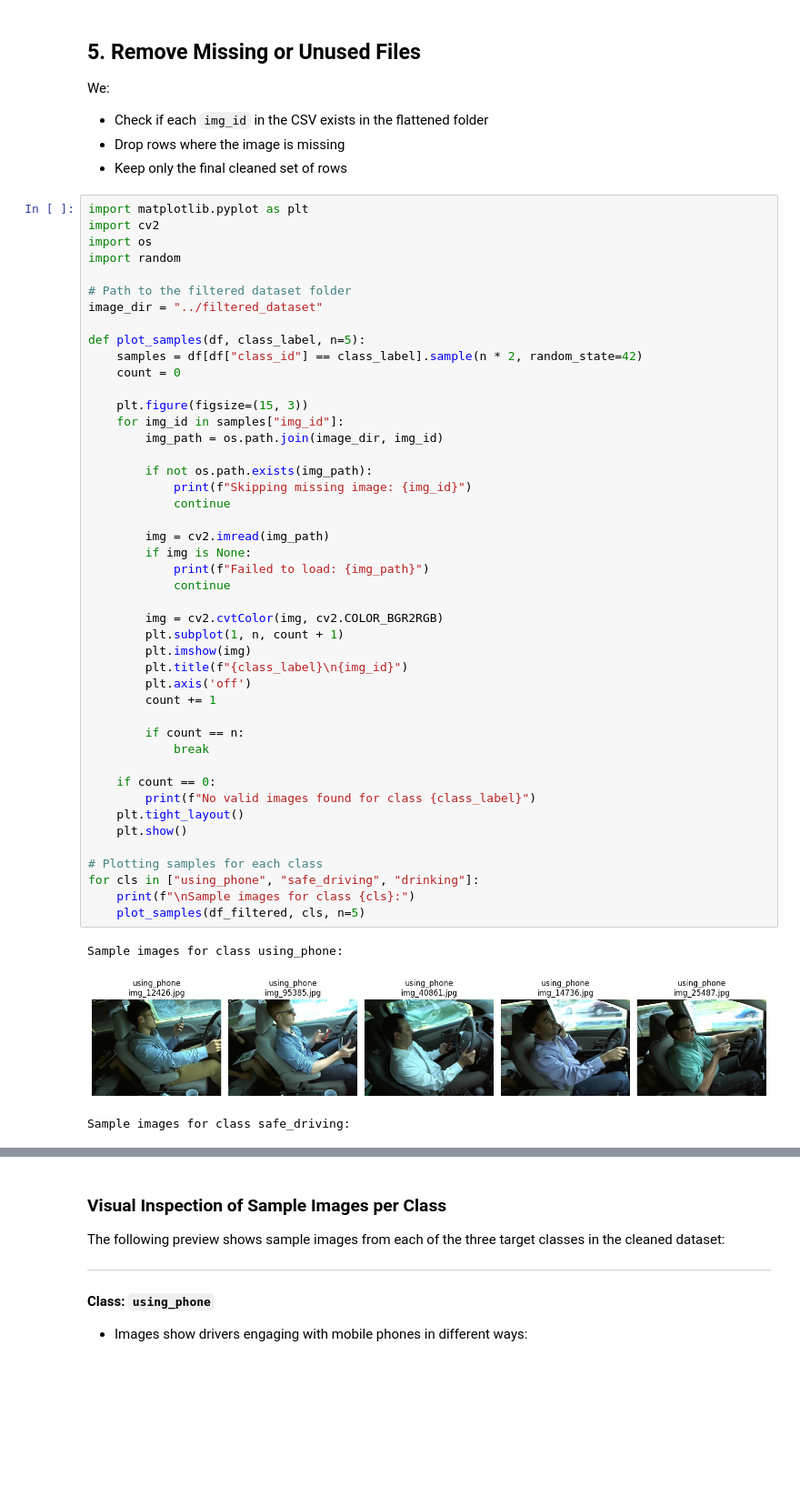
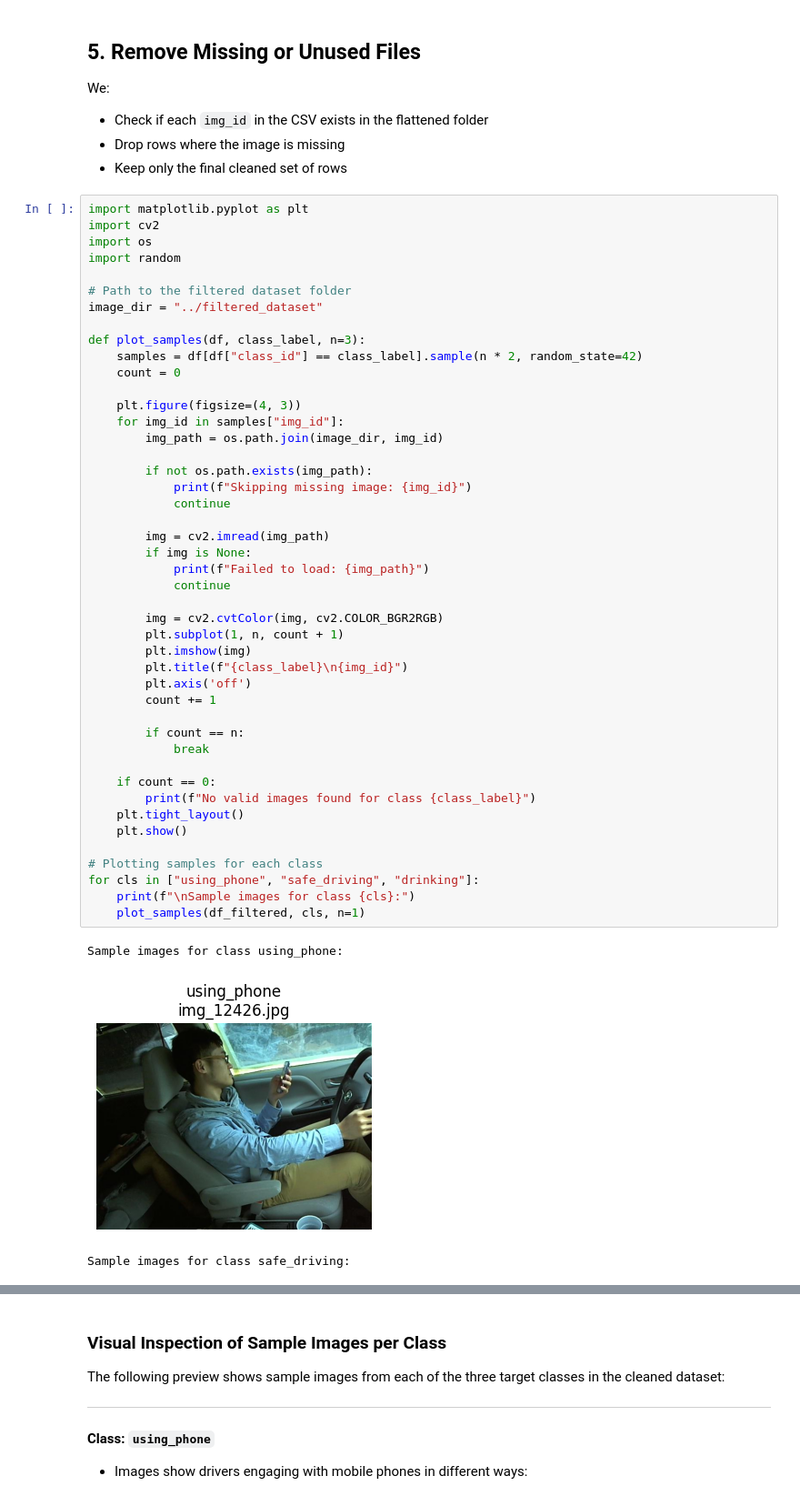
Before and after one commit to ACM40960/project-distracted_driver_detection, a Jupyter notebook: notebooks/01_data_cleaning.ipynb, the cells around one changed output, grey strips where cells are left out. Shown at 91% size. Saved outputs shown, nothing was run; the diff lists cells and outputs as text; blank space fills up the shorter version.

```diff
--- a/notebooks/01_data_cleaning.ipynb
+++ b/notebooks/01_data_cleaning.ipynb
@@ -182,43 +199,43 @@ import random
 # Path to the filtered dataset folder
 image_dir = "../filtered_dataset"
 
-def plot_samples(df, class_label, n=5):
+def plot_samples(df, class_label, n=3):
     samples = df[df["class_id"] == class_label].sample(n * 2, random_state=42)
     count = 0
 
-    plt.figure(figsize=(15, 3))
+    plt.figure(figsize=(4, 3))
     for img_id in samples["img_id"]:
         img_path = os.path.join(image_dir, img_id)
 
         if not os.path.exists(img_path):
             print(f"Skipping missing image: {img_id}")
             continue
 
         img = cv2.imread(img_path)
         if img is None:
             print(f"Failed to load: {img_path}")
             continue
 
         img = cv2.cvtColor(img, cv2.COLOR_BGR2RGB)
         plt.subplot(1, n, count + 1)
         plt.imshow(img)
         plt.title(f"{class_label}\n{img_id}")
         plt.axis('off')
         count += 1
 
         if count == n:
             break
 
     if count == 0:
         print(f"No valid images found for class {class_label}")
     plt.tight_layout()
     plt.show()
 
 # Plotting samples for each class
 for cls in ["using_phone", "safe_driving", "drinking"]:
     print(f"\nSample images for class {cls}:")
-    plot_samples(df_filtered, cls, n=5)
+    plot_samples(df_filtered, cls, n=1)
 # %% [output]
 Sample images for class using_phone:
-[figure, old version]
+[figure, new version]
 Sample images for class safe_driving:
```
Also changed, not shown: parts of 2 cells of this notebook, 11 other files.
